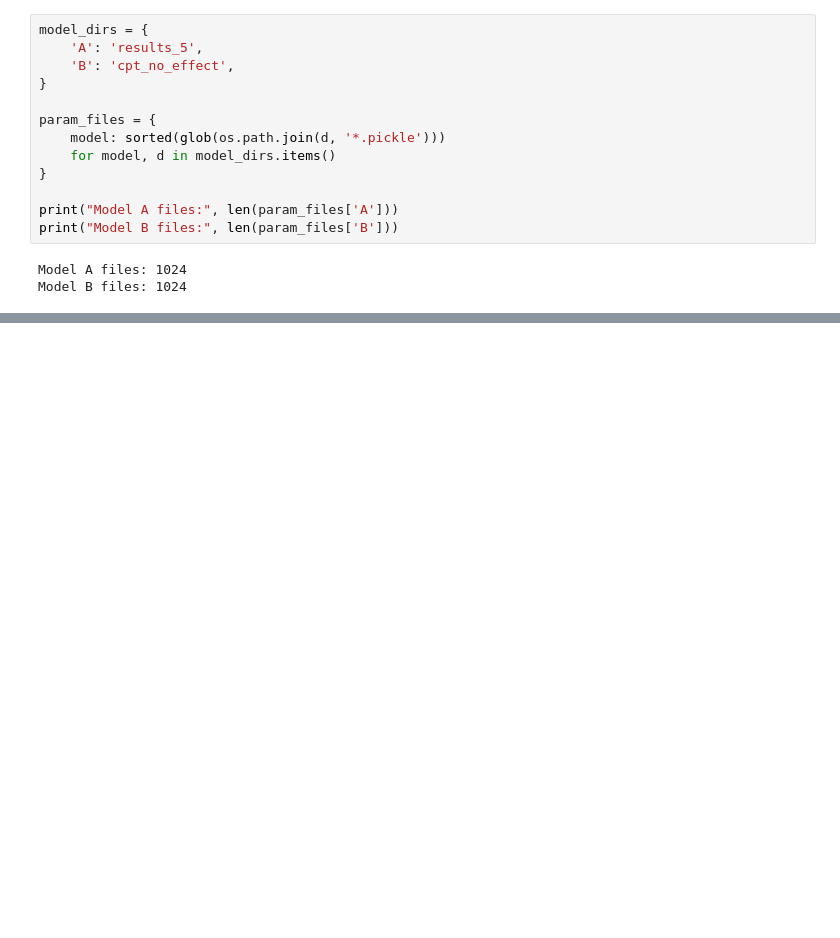
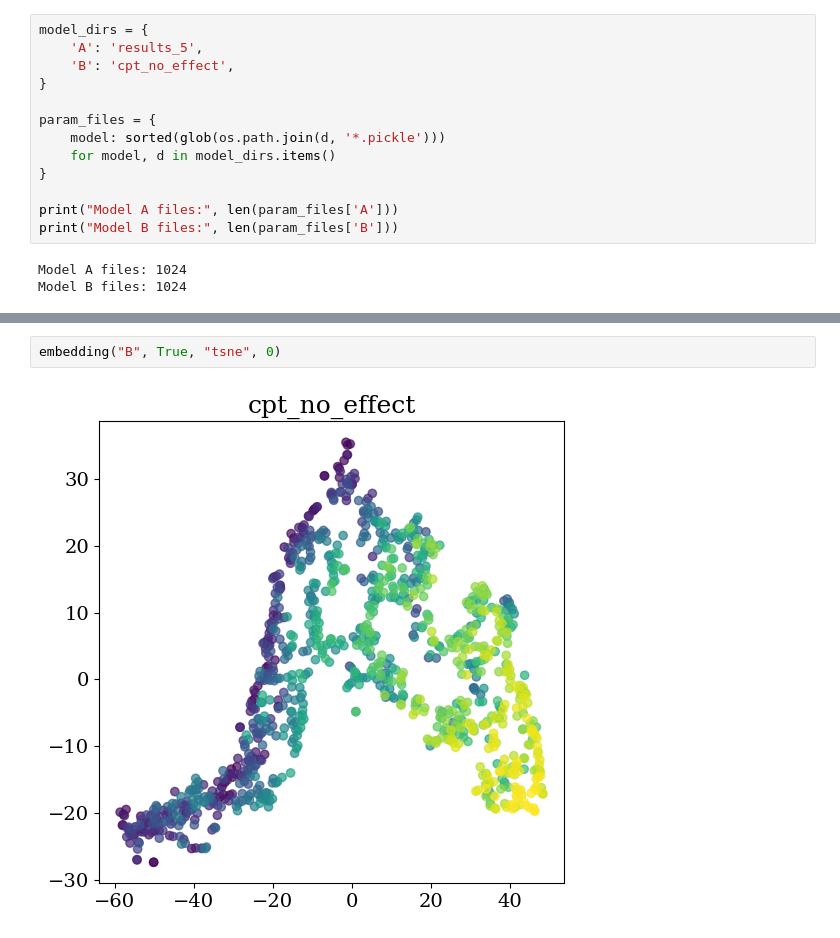
Before and after one commit to charlesaugdupont/cognitive-biases-endogenous-volatility, a Jupyter notebook: Embedding.ipynb, the cells around one changed output, grey strips where cells are left out. Saved outputs shown, nothing was run; the diff lists cells and outputs as text; blank space fills up the shorter version.

```diff
--- a/Embedding.ipynb
+++ b/Embedding.ipynb
@@ -243,0 +309,4 @@ plt.show()
+# %%
+embedding("B", True, "tsne", 0)
+# %% [output]
+[figure, added]
```
Also changed, not shown: parts of 17 cells of this notebook.
